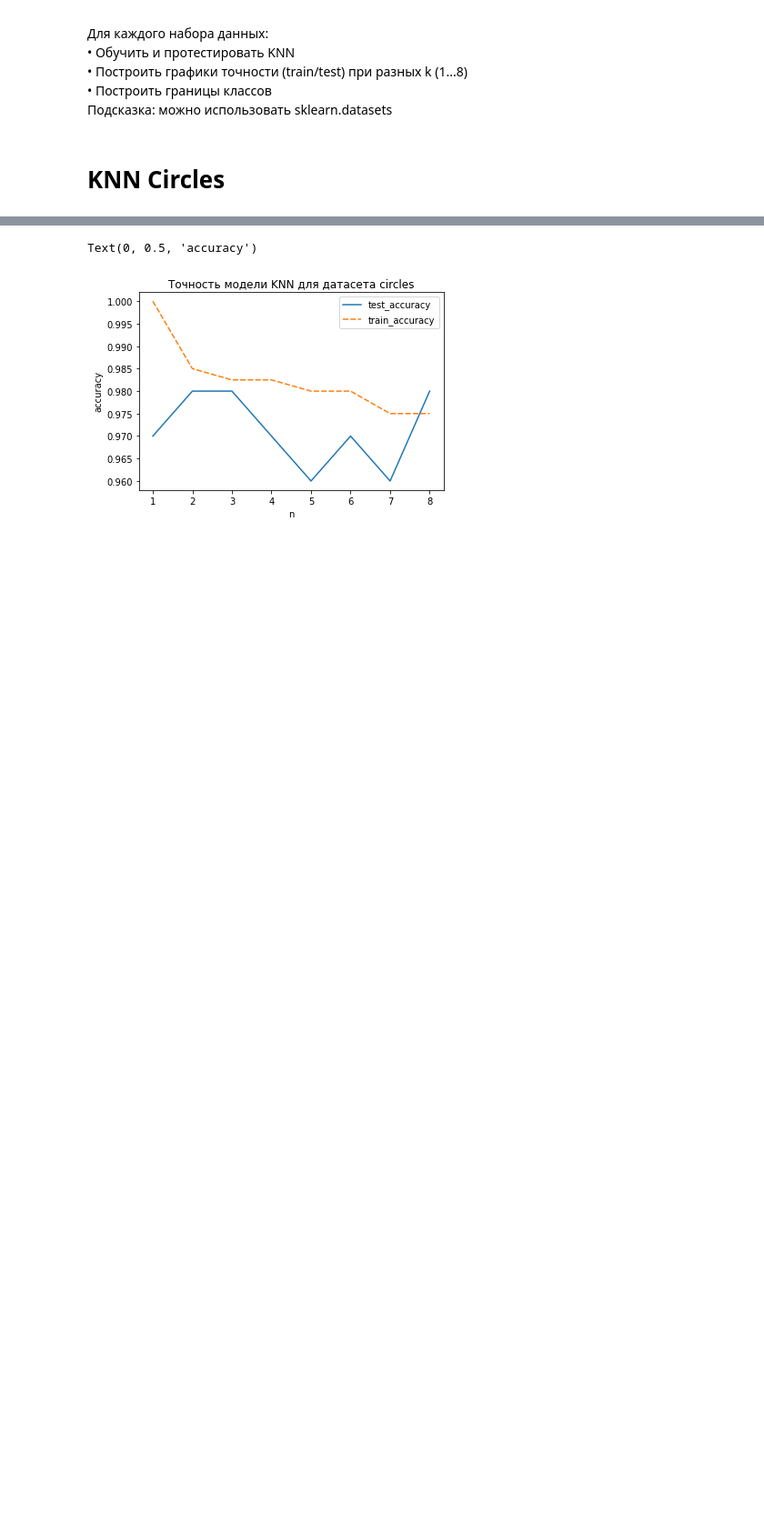
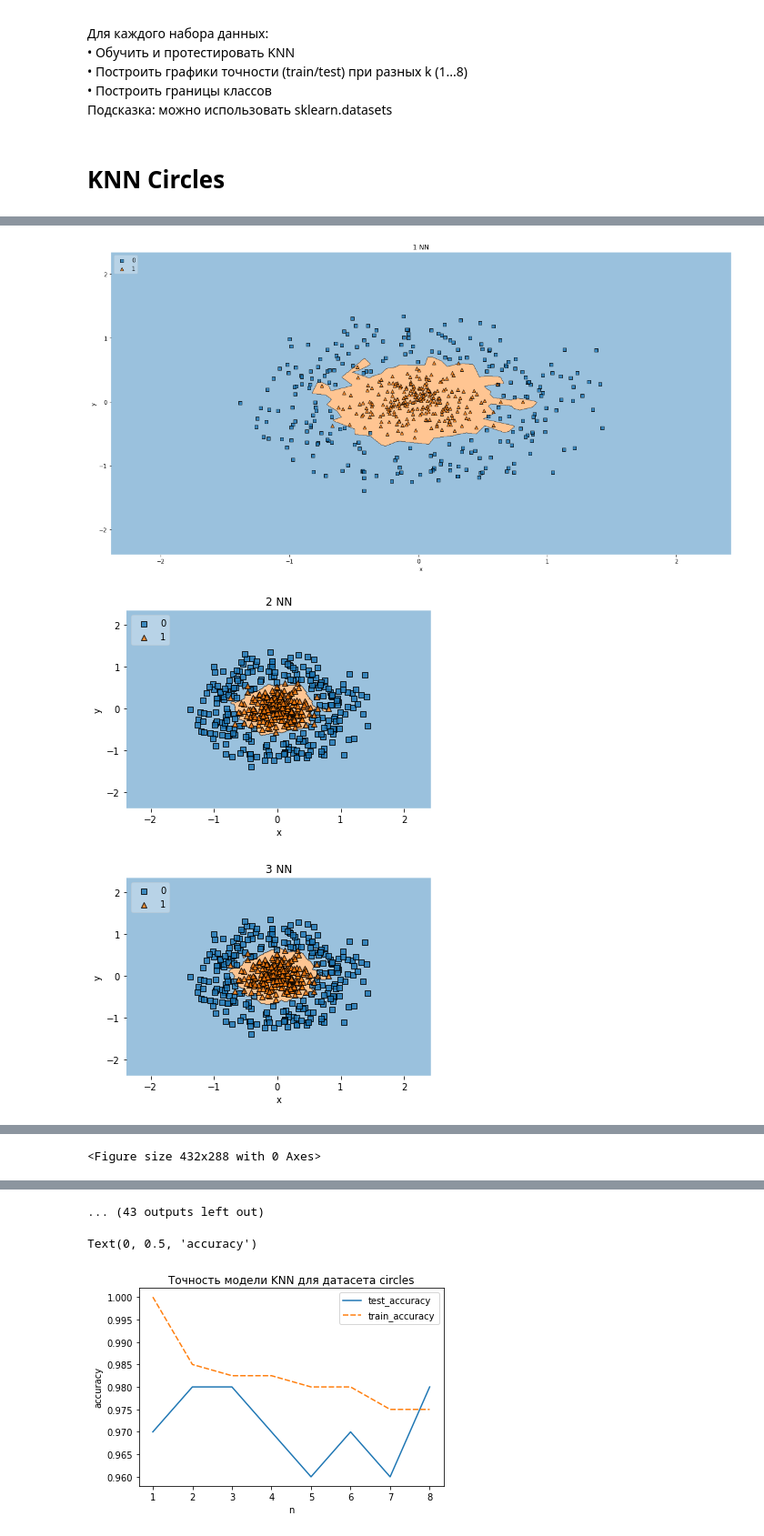
Before and after one commit to apetuhova/innopolis, a Jupyter notebook: homework_3_a_petuhova.ipynb, the cells around one changed output, grey strips where cells are left out. Shown at 91% size. Drawn from its saved outputs; the diff is of its cells as text; code cells hidden in the pictures; blank space fills up the shorter version.

```diff
--- a/homework_3_a_petuhova.ipynb
+++ b/homework_3_a_petuhova.ipynb
@@ -80,0 +85,33 @@ plt.show()
+# %%
+%%timeit
+acc_circles_train=[]
+acc_circles_test=[]
+ns=np.arange(1,9)
+
+for n in ns:
+  score=0.
+  #создаем модель с заданным количеством соседей n
+  neigh = KNN(n_neighbors=n)
+  #предсказываем значения на тестовой выборке
+  y_hat_circles = neigh.fit(X_train_circles, y_train_circles).predict(X_test_circles)
+  #предсказываем значения на тренировочной выборке
+  y_hat_train_circles = neigh.fit(X_train_circles, y_train_circles).predict(X_train_circles)
+
+  #рассчитываем метрику точности
+  score_test = np.sum(y_hat_circles==y_test_circles)/len(y_test_circles)
+  acc_circles_test.append(score_test)
+  score_train = np.sum(y_hat_train_circles==y_train_circles)/len(y_train_circles)
+  acc_circles_train.append(score_train)
+
+  #формируем графики границ классов
+  ax = plot_decision_regions(X=circles_x, y=circles_y, clf=neigh, legend=2)
+  title="{:} NN".format(n)
+  plt.title(title)
+  plt.xlabel('x')
+  plt.ylabel('y')
+  plt.show()
+  plt.figure()
+# %% [output]
+[figure, added]
+[figure, added]
+[figure, added]
@@ -80,0 +123 @@ plt.show()
+<Figure size 432x288 with 0 Axes>
@@ -81,3 +127,4 @@ plt.show()
+... (43 outputs left out)
 # %%
 #формируем dataframe для графика точности
 df_circles = pd.DataFrame(list(zip(ns,acc_circles_test,acc_circles_train)),
```
Also changed, not shown: parts of 15 cells of this notebook.
